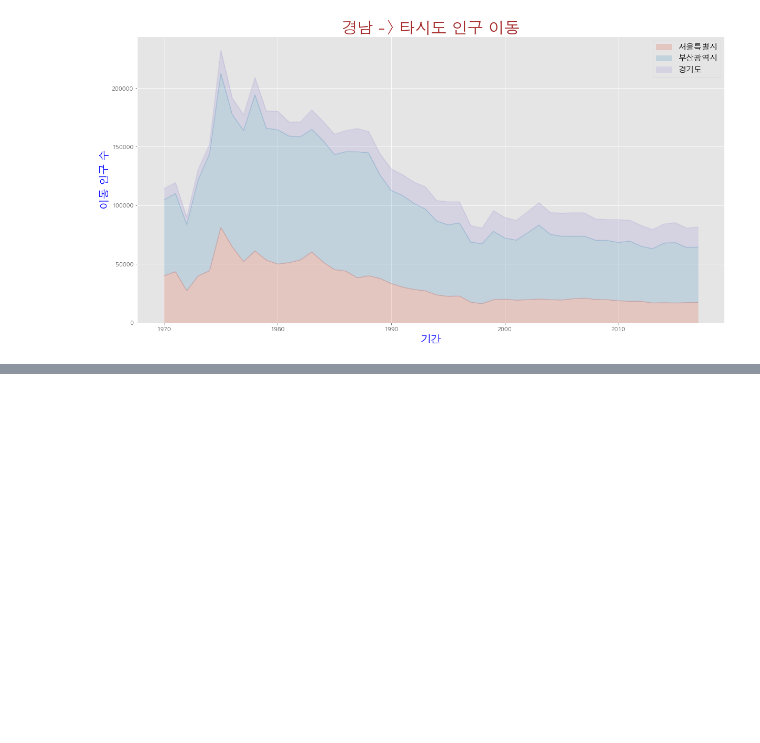
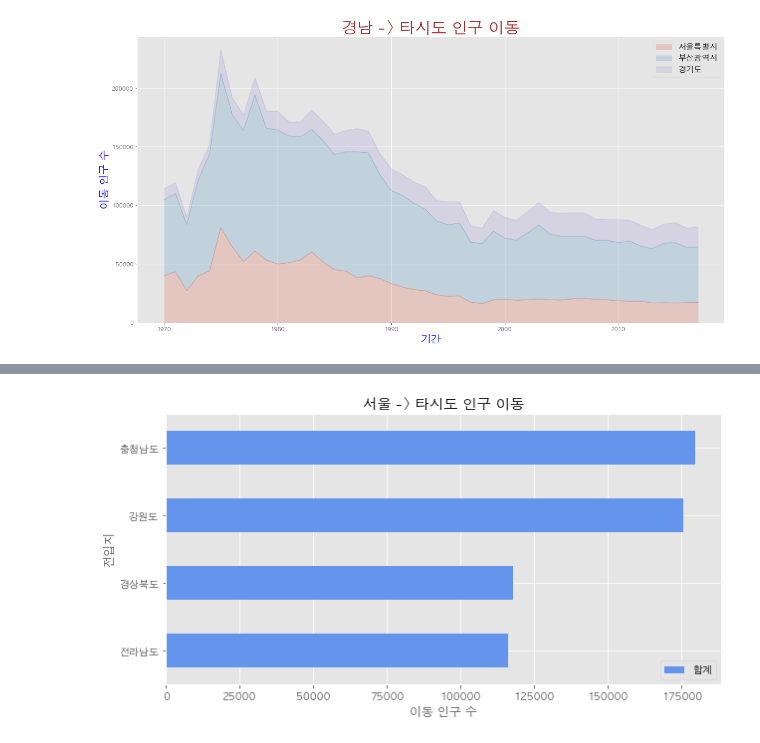
Before and after one commit to harryyang1982/pandas_data_analysis, a Jupyter notebook: part4_visualization.ipynb, the cells around one changed output, grey strips where cells are left out. Cells and saved outputs as stored; diff of their text form; code cells hidden in the pictures; blank space fills up the shorter version.

```diff
--- a/part4_visualization.ipynb
+++ b/part4_visualization.ipynb
@@ -528,0 +552,18 @@ plt.show()
+# %%
+col_years = list(map(str, range(2010, 2018)))
+df_4 = df_seoul.loc[['충청남도', '경상북도', '강원도', '전라남도'], col_years]
+df_4['합계'] = df_4.sum(axis=1)
+
+df_total = df_4[['합계']].sort_values(by='합계', ascending=True)
+
+plt.style.use('ggplot')
+
+df_total.plot(kind='barh', color='cornflowerblue', width=0.5, figsize=(10, 5))
+
+plt.title('서울 -> 타시도 인구 이동')
+plt.ylabel('전입지')
+plt.xlabel('이동 인구 수')
+
+plt.show()
+# %% [output]
+[figure, added]
```
Also changed, not shown: parts of 9 cells of this notebook, 2 other files.
